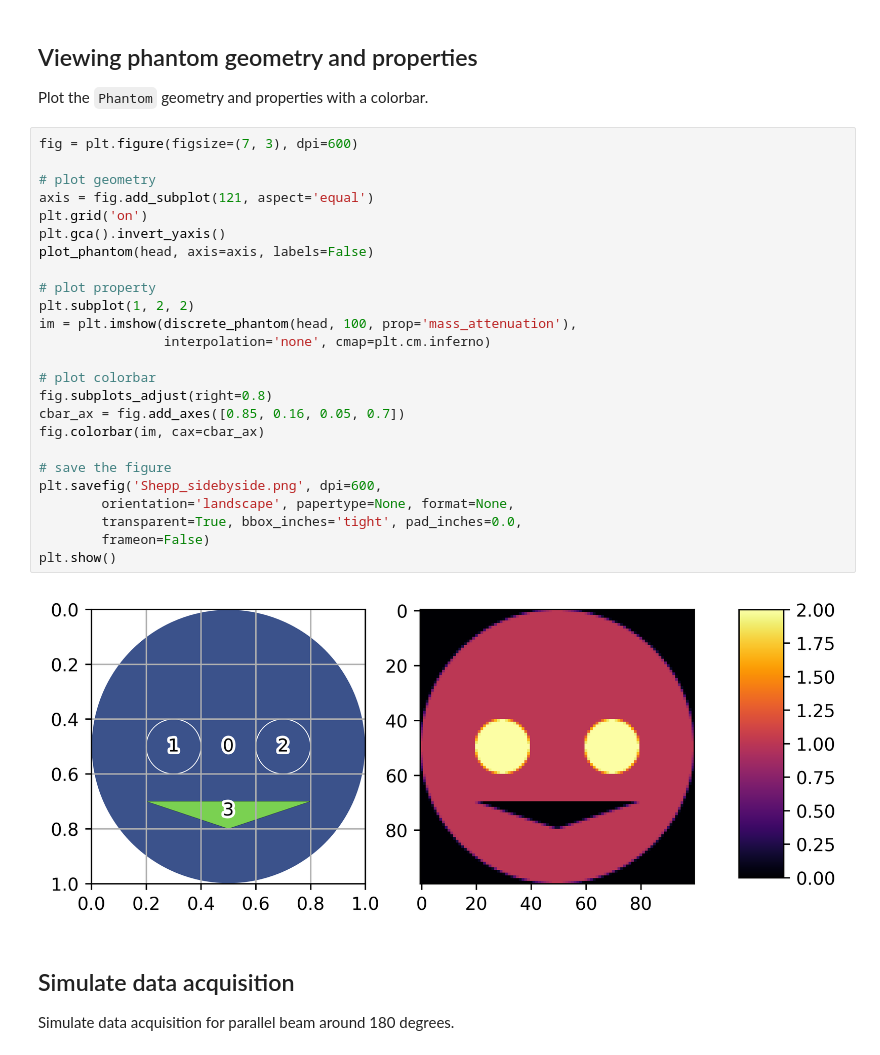
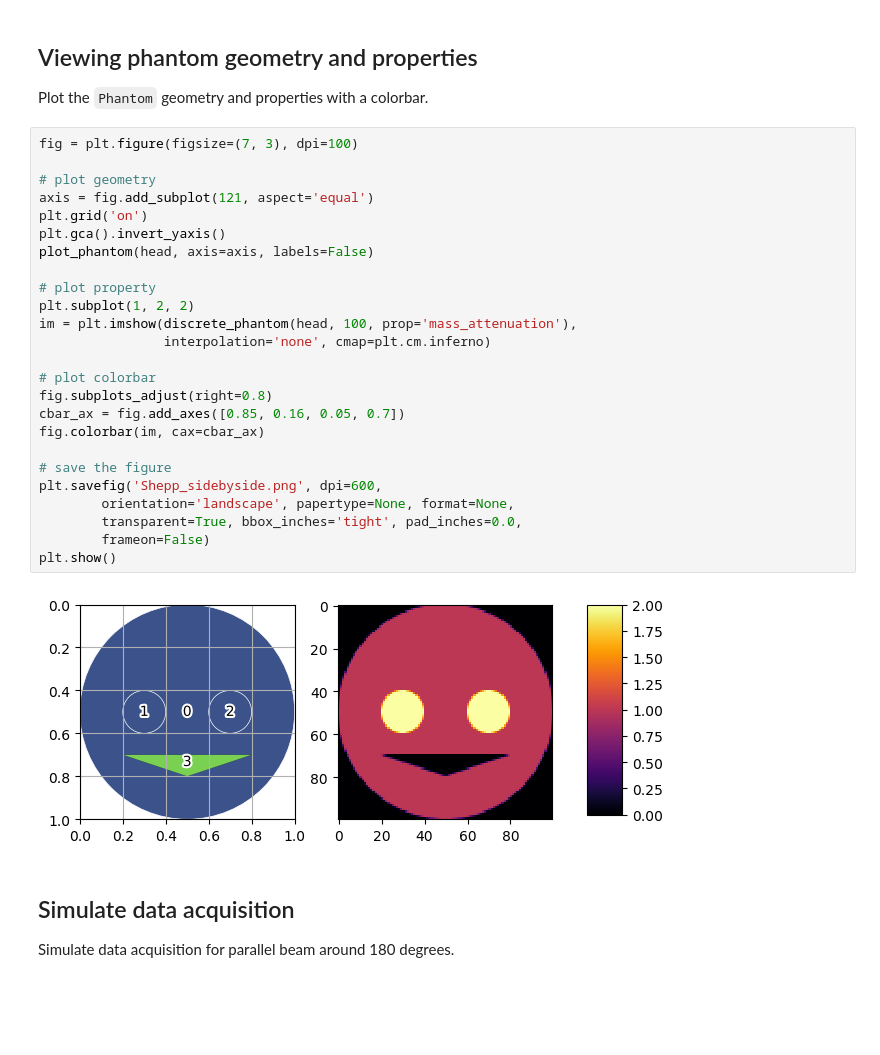
Before and after one commit to AdvancedPhotonSource/xdesign, a Jupyter notebook: docs/source/demos/Shepp.ipynb, the cells around one changed output. Drawn from its saved outputs; the diff is of its cells as text; blank space fills up the shorter version.

```diff
--- a/docs/source/demos/Shepp.ipynb
+++ b/docs/source/demos/Shepp.ipynb
@@ -50,32 +50,32 @@ Phantom(geometry=Circle(center=Point([0.5, 0.5]), radius=0.5), children=[Phantom
 
 Plot the `Phantom` geometry and properties with a colorbar.
 # %%
-fig = plt.figure(figsize=(7, 3), dpi=600)
+fig = plt.figure(figsize=(7, 3), dpi=100)
 
 # plot geometry
 axis = fig.add_subplot(121, aspect='equal')
 plt.grid('on')
 plt.gca().invert_yaxis()
 plot_phantom(head, axis=axis, labels=False)
 
 # plot property
 plt.subplot(1, 2, 2)
 im = plt.imshow(discrete_phantom(head, 100, prop='mass_attenuation'),
                 interpolation='none', cmap=plt.cm.inferno)
 
 # plot colorbar
 fig.subplots_adjust(right=0.8)
 cbar_ax = fig.add_axes([0.85, 0.16, 0.05, 0.7])
 fig.colorbar(im, cax=cbar_ax)
 
 # save the figure
 plt.savefig('Shepp_sidebyside.png', dpi=600,
         orientation='landscape', papertype=None, format=None,
         transparent=True, bbox_inches='tight', pad_inches=0.0,
         frameon=False)
 plt.show()
 # %% [output]
-[figure, old version]
+[figure, new version]
 # %% [markdown]
 ## Simulate data acquisition
 
```
Also changed, not shown: parts of 1 cell of this notebook, 5 other files.
